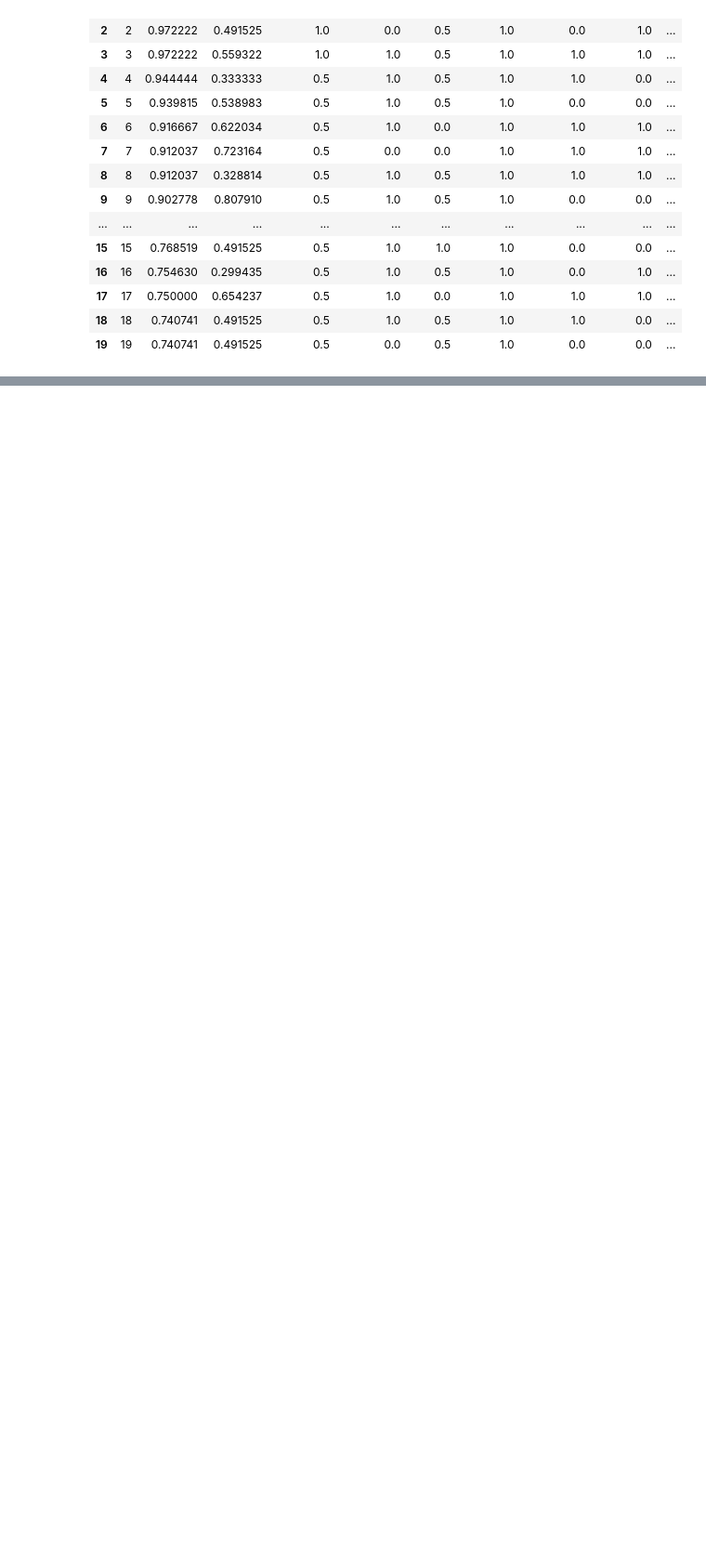
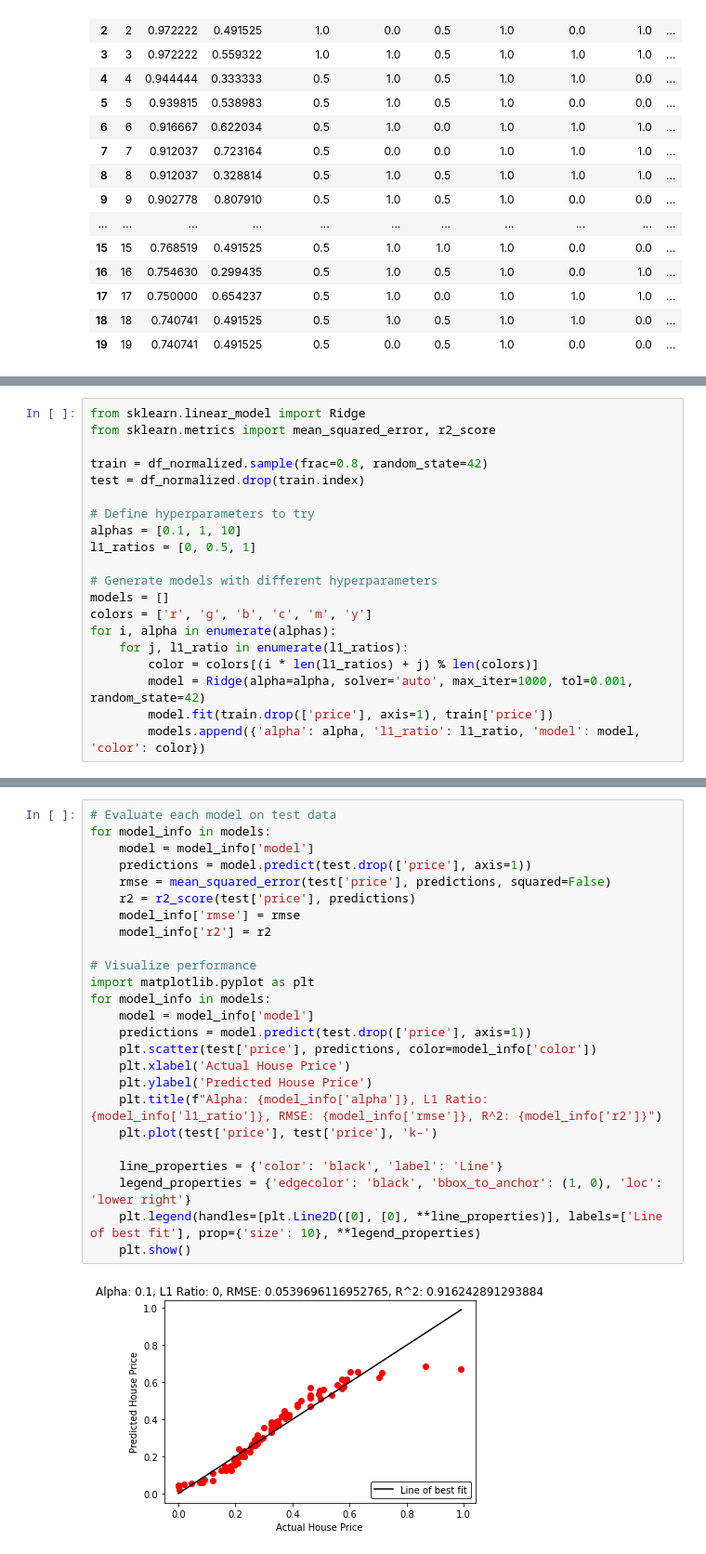
Before and after one commit to AsynchronousNotAvailable/ML-Labwork, a Jupyter notebook: housePricing.ipynb, the cells around one changed output, grey strips where cells are left out. Shown at 93% size. Drawn from its saved outputs; the diff is of its cells as text; blank space fills up the shorter version.

Commit message:
applied Ridge and Lasso regression into model and done model evaluation and optimization

```diff
--- a/housePricing.ipynb
+++ b/housePricing.ipynb
@@ -116,0 +127,20 @@ df_normalized.head(20)
+# %%
+from sklearn.linear_model import Ridge
+from sklearn.metrics import mean_squared_error, r2_score
+
+train = df_normalized.sample(frac=0.8, random_state=42)
+test = df_normalized.drop(train.index)
+
+# Define hyperparameters to try
+alphas = [0.1, 1, 10]
+l1_ratios = [0, 0.5, 1]
+
+# Generate models with different hyperparameters
+models = []
+colors = ['r', 'g', 'b', 'c', 'm', 'y']
+for i, alpha in enumerate(alphas):
+    for j, l1_ratio in enumerate(l1_ratios):
+        color = colors[(i * len(l1_ratios) + j) % len(colors)]
+        model = Ridge(alpha=alpha, solver='auto', max_iter=1000, tol=0.001, random_state=42)
+        model.fit(train.drop(['price'], axis=1), train['price'])
+        models.append({'alpha': alpha, 'l1_ratio': l1_ratio, 'model': model, 'color': color})
@@ -116,0 +154,27 @@ df_normalized.head(20)
+# %%
+# Evaluate each model on test data
+for model_info in models:
+    model = model_info['model']
+    predictions = model.predict(test.drop(['price'], axis=1))
+    rmse = mean_squared_error(test['price'], predictions, squared=False)
+    r2 = r2_score(test['price'], predictions)
+    model_info['rmse'] = rmse
+    model_info['r2'] = r2
+
+# Visualize performance
+import matplotlib.pyplot as plt
+for model_info in models:
+    model = model_info['model']
+    predictions = model.predict(test.drop(['price'], axis=1))
+    plt.scatter(test['price'], predictions, color=model_info['color'])
+    plt.xlabel('Actual House Price')
+    plt.ylabel('Predicted House Price')
+    plt.title(f"Alpha: {model_info['alpha']}, L1 Ratio: {model_info['l1_ratio']}, RMSE: {model_info['rmse']}, R^2: {model_info['r2']}")
+    plt.plot(test['price'], test['price'], 'k-')
+
+    line_properties = {'color': 'black', 'label': 'Line'}
+    legend_properties = {'edgecolor': 'black', 'bbox_to_anchor': (1, 0), 'loc': 'lower right'}
+    plt.legend(handles=[plt.Line2D([0], [0], **line_properties)], labels=['Line of best fit'], prop={'size': 10}, **legend_properties)
+    plt.show()
+# %% [output]
+[figure, added]
```
Also changed, not shown: parts of 8 cells of this notebook, 1 other file.
